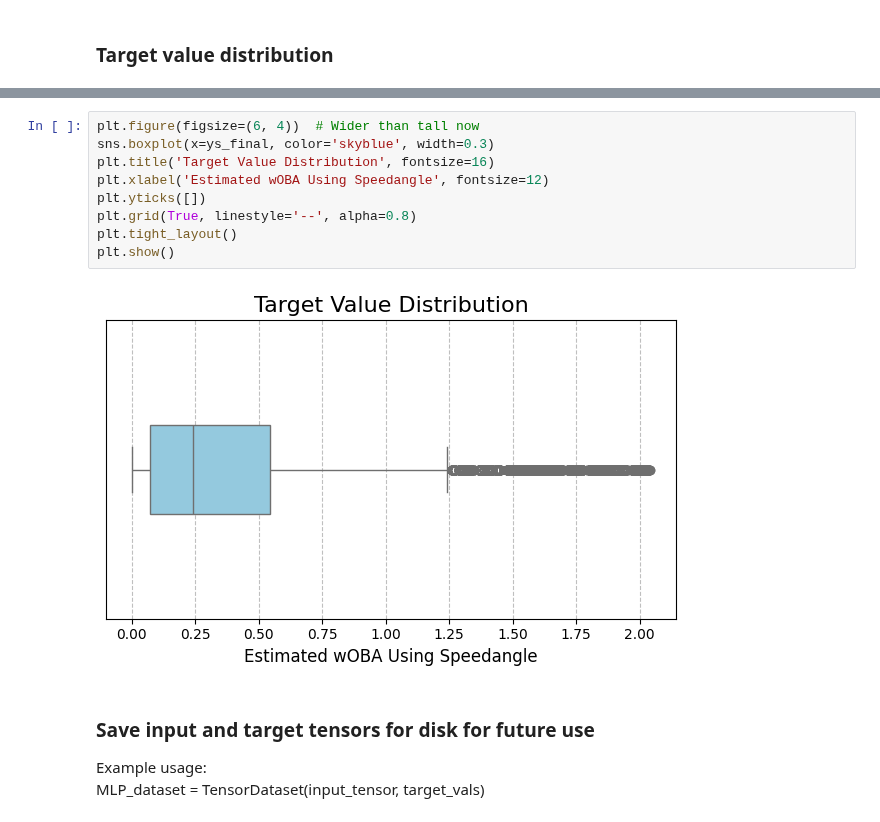
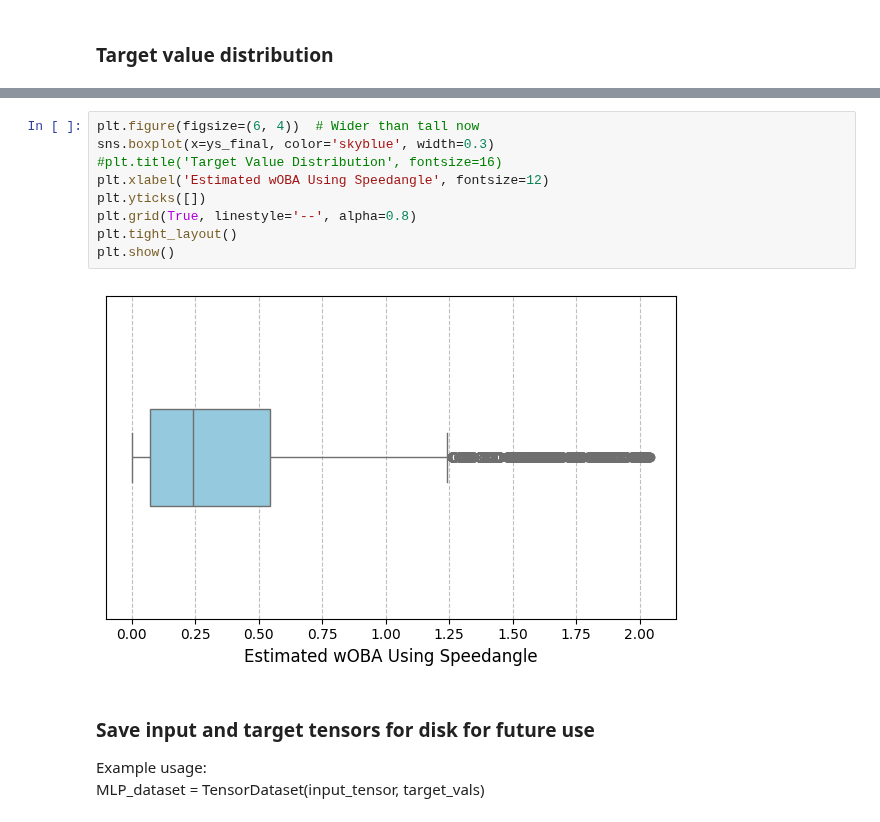
Before and after one commit to zybecker/DS-5500, a Jupyter notebook: Neural Networks/Data_preprocessing.ipynb, the cells around one changed output, grey strips where cells are left out. Cells and saved outputs as stored; diff of their text form.

```diff
--- a/Neural Networks/Data_preprocessing.ipynb
+++ b/Neural Networks/Data_preprocessing.ipynb
@@ -314,14 +314,14 @@ plt.show()
 # %%
 plt.figure(figsize=(6, 4))  # Wider than tall now
 sns.boxplot(x=ys_final, color='skyblue', width=0.3)
-plt.title('Target Value Distribution', fontsize=16)
+#plt.title('Target Value Distribution', fontsize=16)
 plt.xlabel('Estimated wOBA Using Speedangle', fontsize=12)
 plt.yticks([])
 plt.grid(True, linestyle='--', alpha=0.8)
 plt.tight_layout()
 plt.show()
 # %% [output]
-[figure, old version]
+[figure, new version]
 # %% [markdown]
 ### Save input and target tensors for disk for future use
 
```
Also changed, not shown: parts of 5 cells of this notebook, 2 other files.
